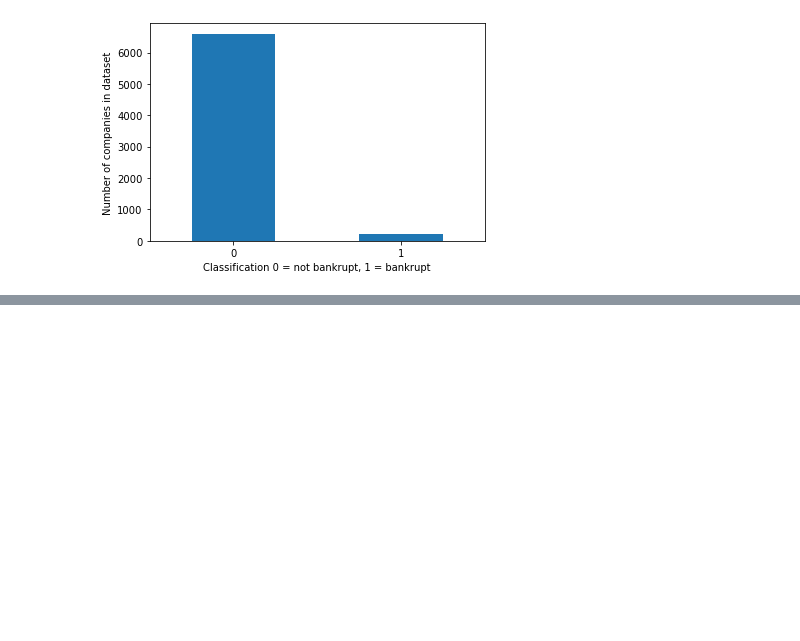
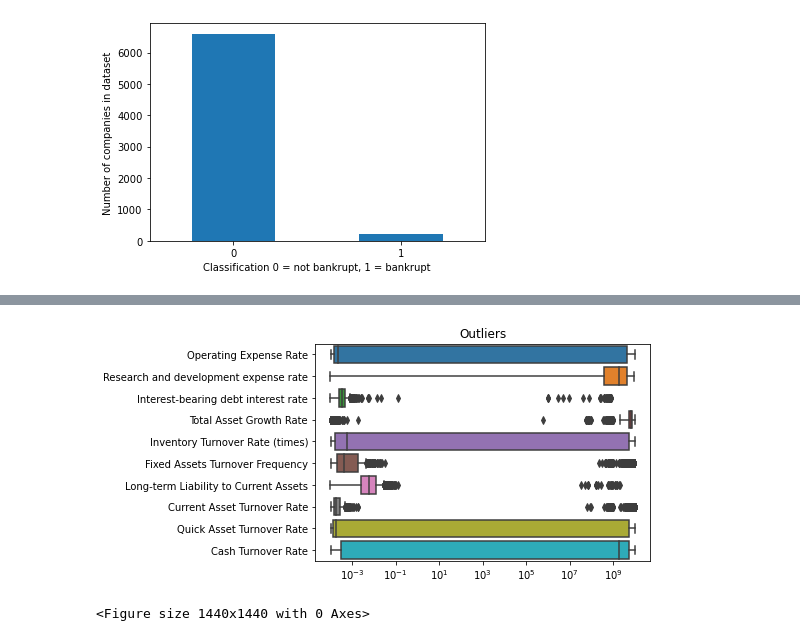
Before and after one commit to burton314/bankruptcy_datascience, a Jupyter notebook: Company_Bankruptcy_Analysis.ipynb, the cells around one changed output, grey strips where cells are left out. Cells and saved outputs as stored; diff of their text form; code cells hidden in the pictures; blank space fills up the shorter version.

```diff
--- a/Company_Bankruptcy_Analysis.ipynb
+++ b/Company_Bankruptcy_Analysis.ipynb
@@ -131,4 +117,4 @@ dtype: int64
 # Strangely most bankrupt companies don't have a set liability-asset flag. However it could be expected that a bankrupt
 # company shows overindebtness. Here only 6 companies have this flag. I removed this flag as a consequence as it seems
 # not to be correct.
-company_data.drop('Liability-Assets Flag', axis='columns')
+company_data = company_data.drop('Liability-Assets Flag', axis='columns')
@@ -169,0 +143,5 @@ output_histogram = company_data.hist(figsize = (100,100), bins = 50)
+# %%
+# Since most column ranges are between 0 and 1, analyze columns with larger outliers
+for column in company_data:
+    if (company_data[column].max() > 1):
+        print (column + " with max: " + str(company_data[column].max()))
@@ -169,0 +166,34 @@ output_histogram = company_data.hist(figsize = (100,100), bins = 50)
+# %%
+# Function to remove outliers from columns with 0.01 and 0.99 quantile
+# see https://stackoverflow.com/questions/23199796/detect-and-exclude-outliers-in-a-pandas-dataframe
+def remove_outliers(column, data):
+
+    company_data_low = data[column].quantile(0.01)
+    company_data_hi  = data[column].quantile(0.99)
+
+    company_data_filtered = data[(data[column] < company_data_hi) & (data[column] > company_data_low)]
+    return company_data_filtered
+# %%
+# Remove outliers in for loop:
+for column in company_data:
+    if (company_data[column].max() > 1):
+        company_data = remove_outliers(column, company_data)
+# %%
+# Test results with boxplot
+columnList = []
+outlierFrame = pd.DataFrame()
+for column in company_data:
+    if (company_data[column].max() > 1):
+        columnList.append(column)
+outlierFrame = company_data[columnList]
+
+# Horizontal boxplot
+# method from https://seaborn.pydata.org/examples/horizontal_boxplot.html
+ax = sns.boxplot(data = outlierFrame, orient="h")
+ax.set_title('Outliers')
+ax.set(xscale="log")
+plt.figure(figsize = (20,20))
+plt.show()
+# %% [output]
+[figure, added]
+<Figure size 1440x1440 with 0 Axes>
```
Also changed, not shown: parts of 41 cells of this notebook, 1 other file.
